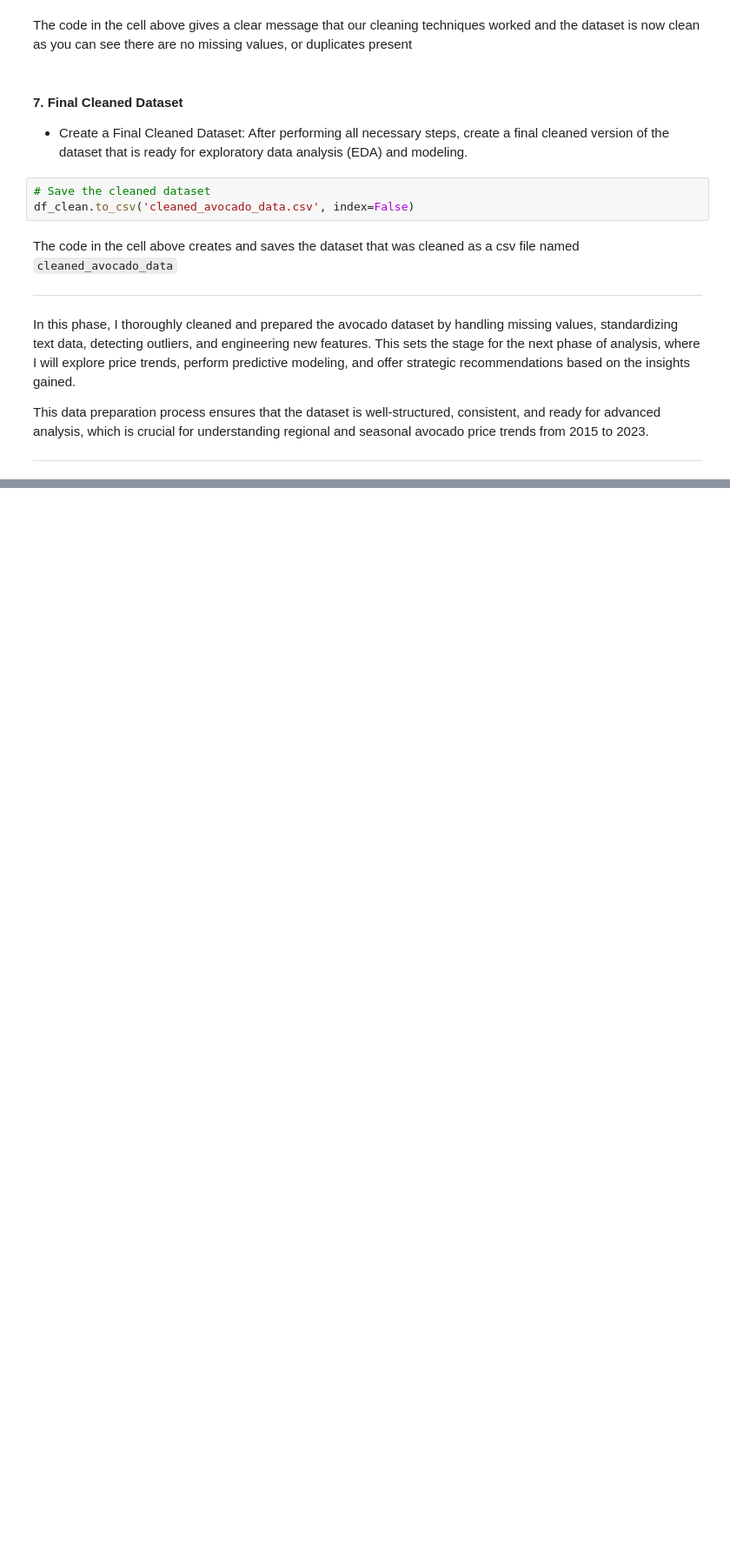
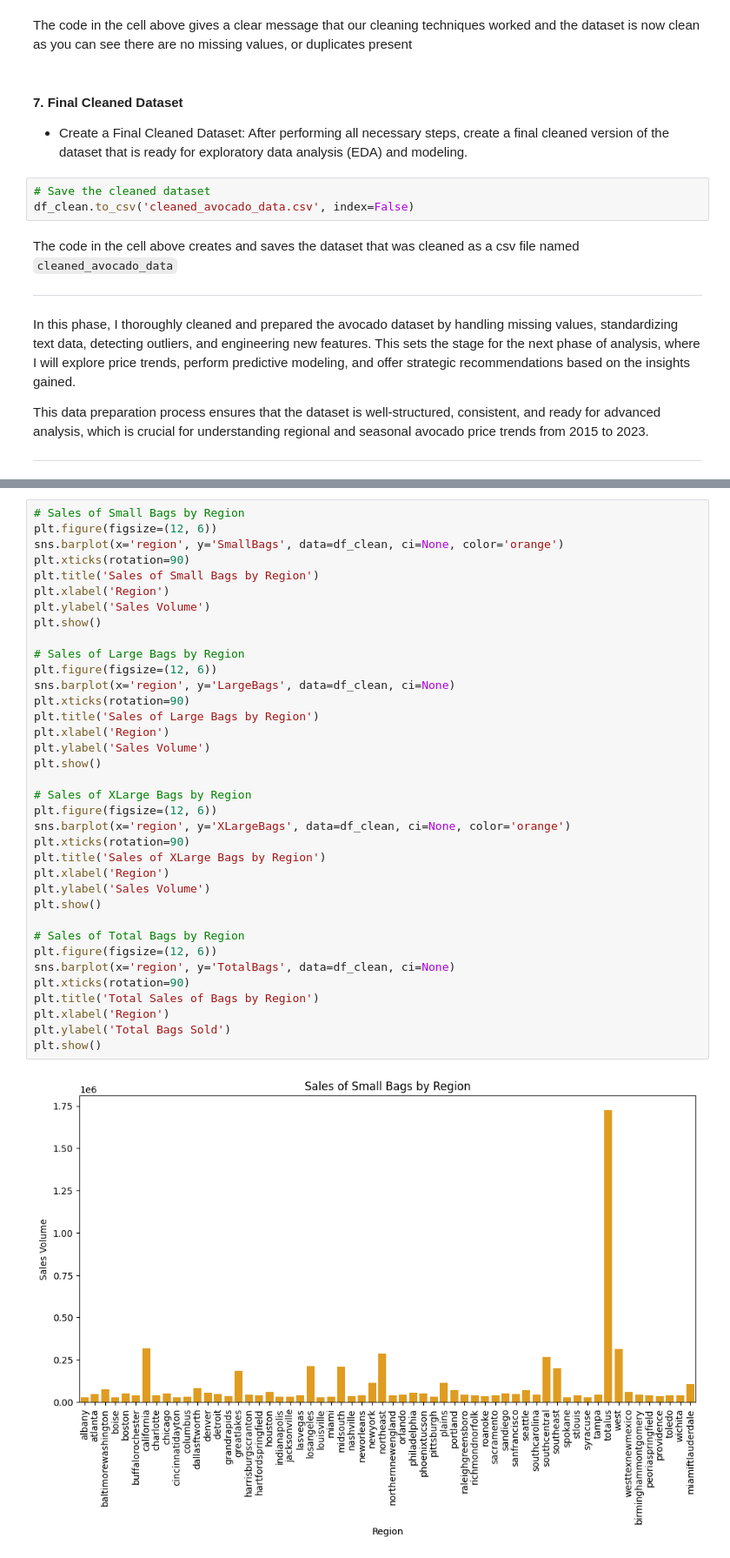
Before and after one commit to keneilweRangw/Mastering-Avocado-Prices, a Jupyter notebook: QCTO_Workplace_Module_K_Rangwaga.ipynb, the cells around one changed output, grey strips where cells are left out. Shown at 87% size. Drawn from its saved outputs; the diff is of its cells as text; blank space fills up the shorter version.

```diff
--- a/QCTO_Workplace_Module_K_Rangwaga.ipynb
+++ b/QCTO_Workplace_Module_K_Rangwaga.ipynb
@@ -389,0 +577,38 @@ This data preparation process ensures that the dataset is well-structured, consi
+# %%
+# Sales of Small Bags by Region
+plt.figure(figsize=(12, 6))
+sns.barplot(x='region', y='SmallBags', data=df_clean, ci=None, color='orange')
+plt.xticks(rotation=90)
+plt.title('Sales of Small Bags by Region')
+plt.xlabel('Region')
+plt.ylabel('Sales Volume')
+plt.show()
+
+# Sales of Large Bags by Region
+plt.figure(figsize=(12, 6))
+sns.barplot(x='region', y='LargeBags', data=df_clean, ci=None)
+plt.xticks(rotation=90)
+plt.title('Sales of Large Bags by Region')
+plt.xlabel('Region')
+plt.ylabel('Sales Volume')
+plt.show()
+
+# Sales of XLarge Bags by Region
+plt.figure(figsize=(12, 6))
+sns.barplot(x='region', y='XLargeBags', data=df_clean, ci=None, color='orange')
+plt.xticks(rotation=90)
+plt.title('Sales of XLarge Bags by Region')
+plt.xlabel('Region')
+plt.ylabel('Sales Volume')
+plt.show()
+
+# Sales of Total Bags by Region
+plt.figure(figsize=(12, 6))
+sns.barplot(x='region', y='TotalBags', data=df_clean, ci=None)
+plt.xticks(rotation=90)
+plt.title('Total Sales of Bags by Region')
+plt.xlabel('Region')
+plt.ylabel('Total Bags Sold')
+plt.show()
+# %% [output]
+[figure, added]
```
Also changed, not shown: parts of 84 cells of this notebook, 1 other file.
